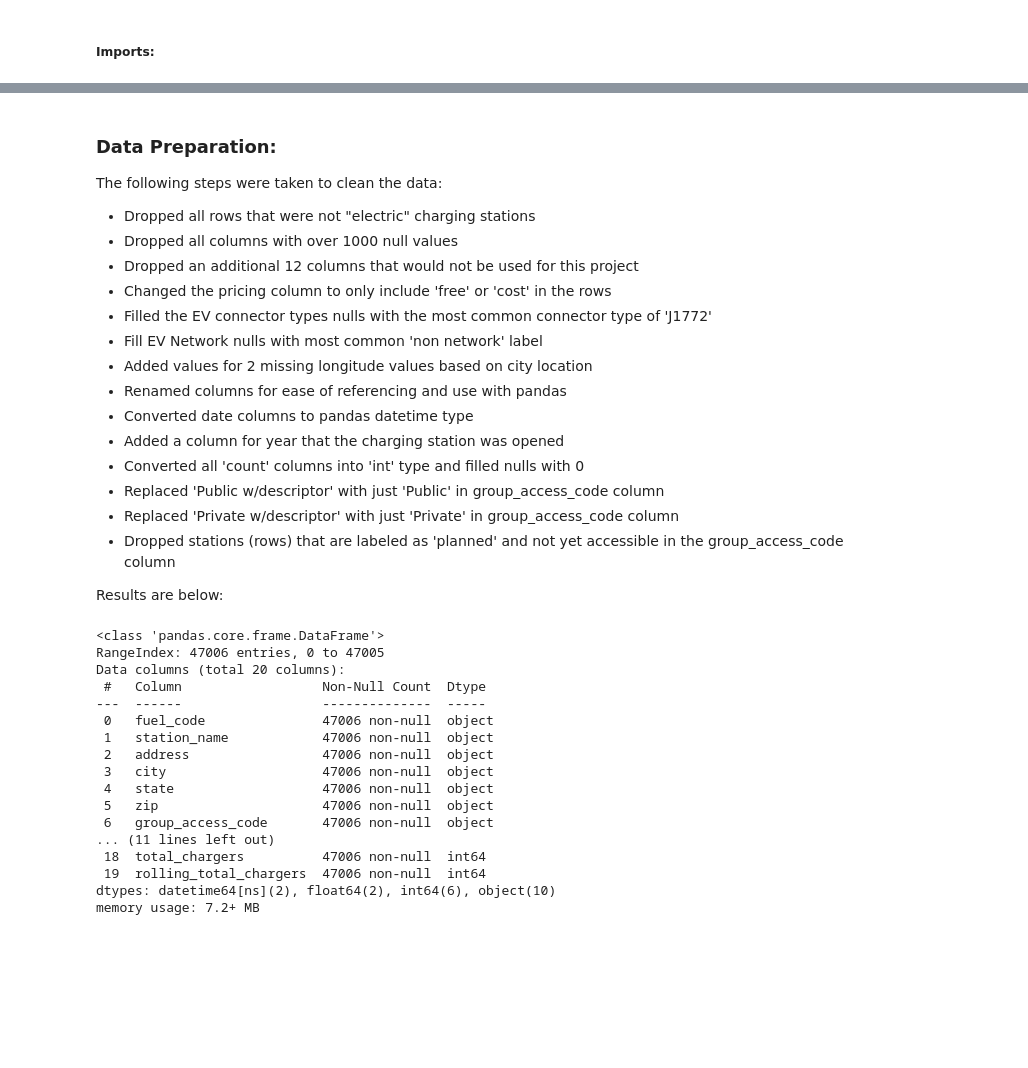
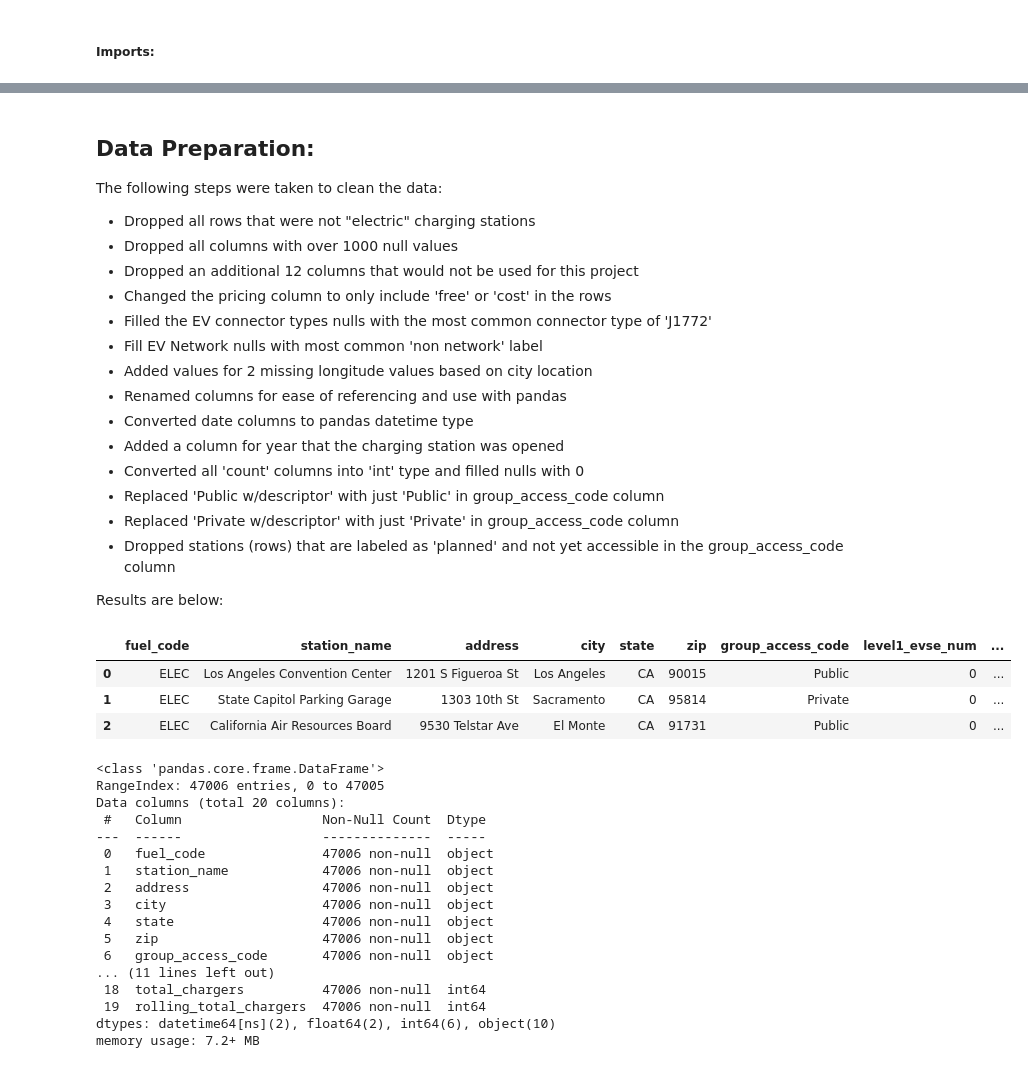
Before and after one commit to jeffakins/EV_Charger_Growth, a Jupyter notebook: individual_project.ipynb, the cells around one changed output, grey strips where cells are left out. Cells and saved outputs as stored; diff of their text form; code cells hidden in the pictures; blank space fills up the shorter version.

```diff
--- a/individual_project.ipynb
+++ b/individual_project.ipynb
@@ -43,5 +83,5 @@ ev = w.clean_ev(csv_file_name)
 # %% [markdown]
-### Data Preparation:
+## Data Preparation:
 The following steps were taken to clean the data:
 - Dropped all rows that were not "electric" charging stations
 - Dropped all columns with over 1000 null values
@@ -59,6 +99,15 @@ The following steps were taken to clean the data:
 - Dropped stations (rows) that are labeled as 'planned' and not yet accessible in the group_access_code column
 
 Results are below:
+# %%
+ev_csv = 'alt_fuel_stations_Jul_29_2021.csv'
+ev = w.clean_ev(ev_csv)
+ev.head(3)
+# %% [output]
+|  | fuel_code | station_name | address | city | state | zip | group_access_code | level1_evse_num | ... |
+| 0 | ELEC | Los Angeles Convention Center | 1201 S Figueroa St | Los Angeles | CA | 90015 | Public | 0 | ... |
+| 1 | ELEC | State Capitol Parking Garage | 1303 10th St | Sacramento | CA | 95814 | Private | 0 | ... |
+| 2 | ELEC | California Air Resources Board | 9530 Telstar Ave | El Monte | CA | 91731 | Public | 0 | ... |
 # %%
 ev.info()
 # %% [output]
```
Also changed, not shown: parts of 7 cells of this notebook, 1 other file.
